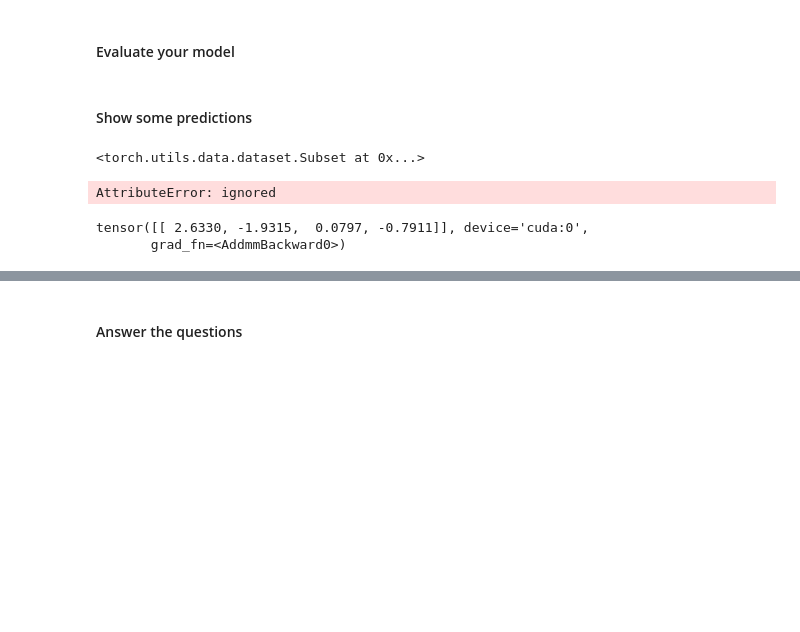
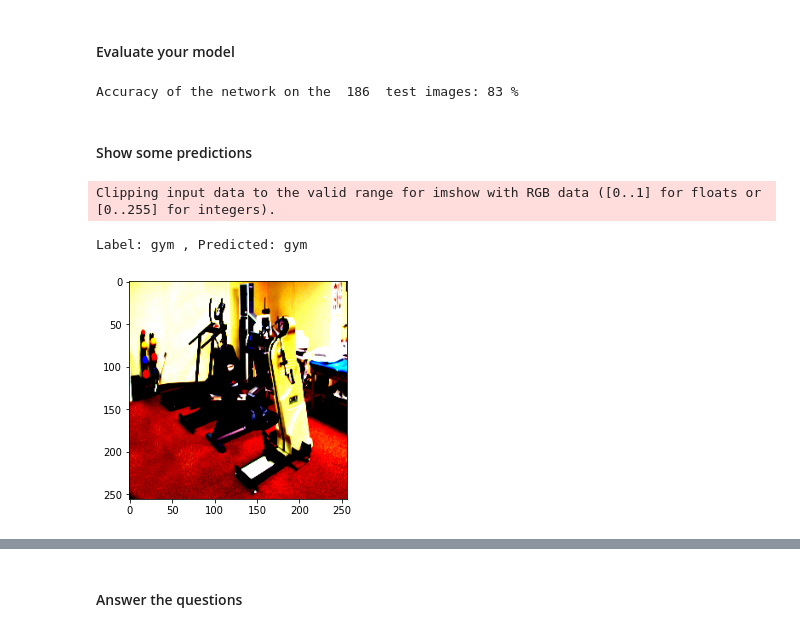
Before and after one commit to Elshan777/MIT-Indoor-Scenes, a Jupyter notebook: SAML_Assignment_1.ipynb, the cells around one changed output, grey strips where cells are left out. Cells and saved outputs as stored; diff of their text form; code cells hidden in the pictures; blank space fills up the shorter version.

```diff
--- a/SAML_Assignment_1.ipynb
+++ b/SAML_Assignment_1.ipynb
@@ -409,5 +393,5 @@ INFO: Early stopping
 Finished Training
 # %%
 # Save the model
-PATH = './mit-indoors_5_3.pth'
+PATH = './mit-indoors_5_6.pth'
 torch.save(model_ft, PATH)
@@ -533,34 +405,43 @@ How good are your results? Do you think the network is overfitted or underfitted
+# %%
+# ADD YOUR CODE HERE
+correct = 0
+total = 0
+with torch.no_grad():
+    for data in test_dl:
+        images, labels = data[0].to(device), data[1].to(device)
+        outputs = model_ft(images)
+        _, predicted = torch.max(outputs.data, 1)
+        total += labels.size(0)
+        correct += (predicted == labels).sum().item()
+
+print('Accuracy of the network on the ',test_dl.dataset.__len__(),' test images: %d %%' % (
+    100 * correct / total))
+# %% [output]
+Accuracy of the network on the  186  test images: 83 %
 # %% [markdown]
 #### Show some predictions
-# %%
-test_dl.dataset
-# %% [output]
-<torch.utils.data.dataset.Subset at 0x...>
-# %%
-single_loaded_img = test_dl.dataset.data[0]
-single_loaded_img = single_loaded_img.to(device)
-# %% [output]
-AttributeError: ignored
-# %%
-# ADD YOUR CODE HERE
-from torch.autograd import Variable
-from PIL import Image
-
-
-imsize = 256
-loader = transforms.Compose([transforms.Scale(imsize), transforms.ToTensor()])
-
-def image_loader(image_name):
-    """load image, returns cuda tensor"""
-    image = Image.open(image_name)
-    image = loader(image).float()
-    image = Variable(image, requires_grad=True)
-    image = image.unsqueeze(0)  #this is for VGG, may not be needed for ResNet
-    return image.cuda()  #assumes that you're using GPU
-
-image = image_loader('/content/indoorCVPR_09/Images/casino/casino_0001.jpg')
-
-model_ft(image)
-# %% [output]
-tensor([[ 2.6330, -1.9315,  0.0797, -0.7911]], device='cuda:0',
-       grad_fn=<AddmmBackward0>)
+# %%
+def to_device(data, device):
+    """Move tensor(s) to chosen device"""
+    if isinstance(data, (list,tuple)):
+        return [to_device(x, device) for x in data]
+    return data.to(device, non_blocking=True)
+
+def predict_image(img, model):
+    # Convert to a batch of 1
+    xb = to_device(img.unsqueeze(0), device)
+    # Get predictions from model
+    yb = model(xb)
+    # Pick index with highest probability
+    prob, preds  = torch.max(yb, dim=1)
+    # Retrieve the class label
+    return dataset.classes[preds[0].item()]
+# %%
+model = torch.load(PATH)
+img, label = test_ds[15]
+plt.imshow(img.permute(1, 2, 0))
+print('Label:', dataset.classes[label], ', Predicted:', predict_image(img, model))
+# %% [output]
+Clipping input data to the valid range for imshow with RGB data ([0..1] for floats or [0..255] for integers).
+Label: gym , Predicted: gym
+[figure, added]
```
Also changed, not shown: parts of 19 cells of this notebook.
